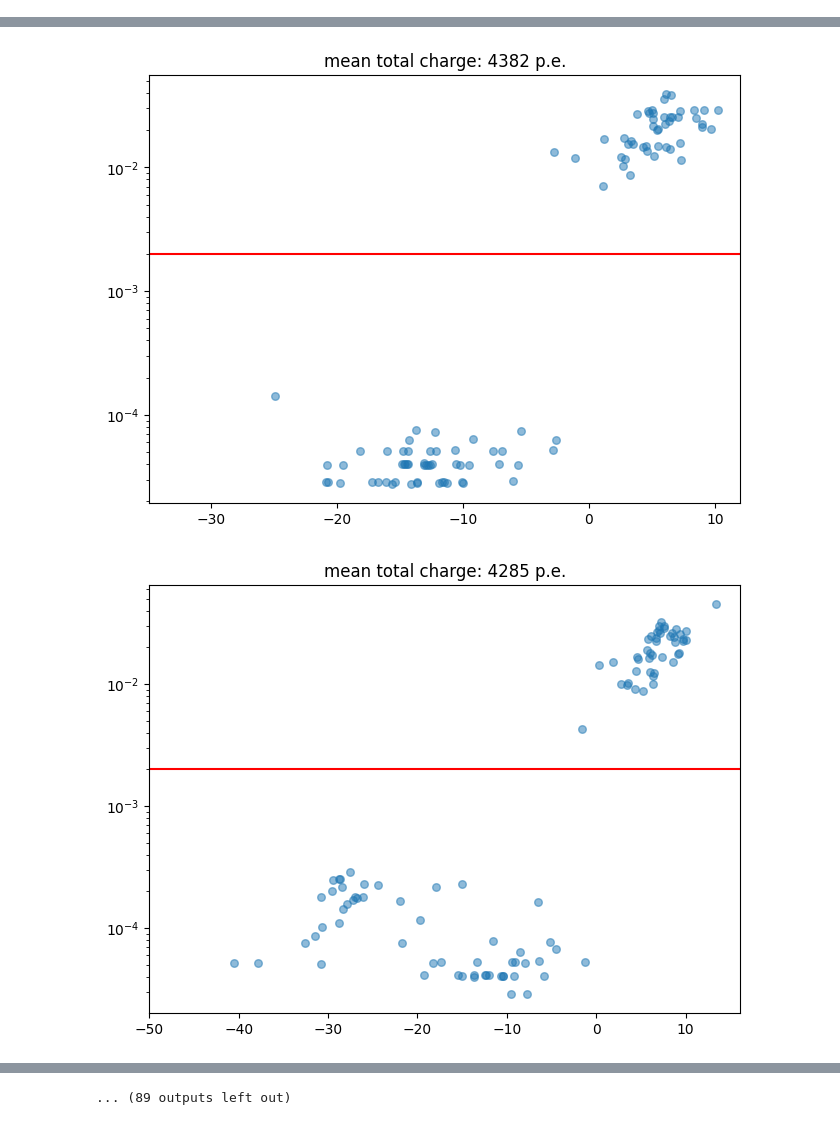
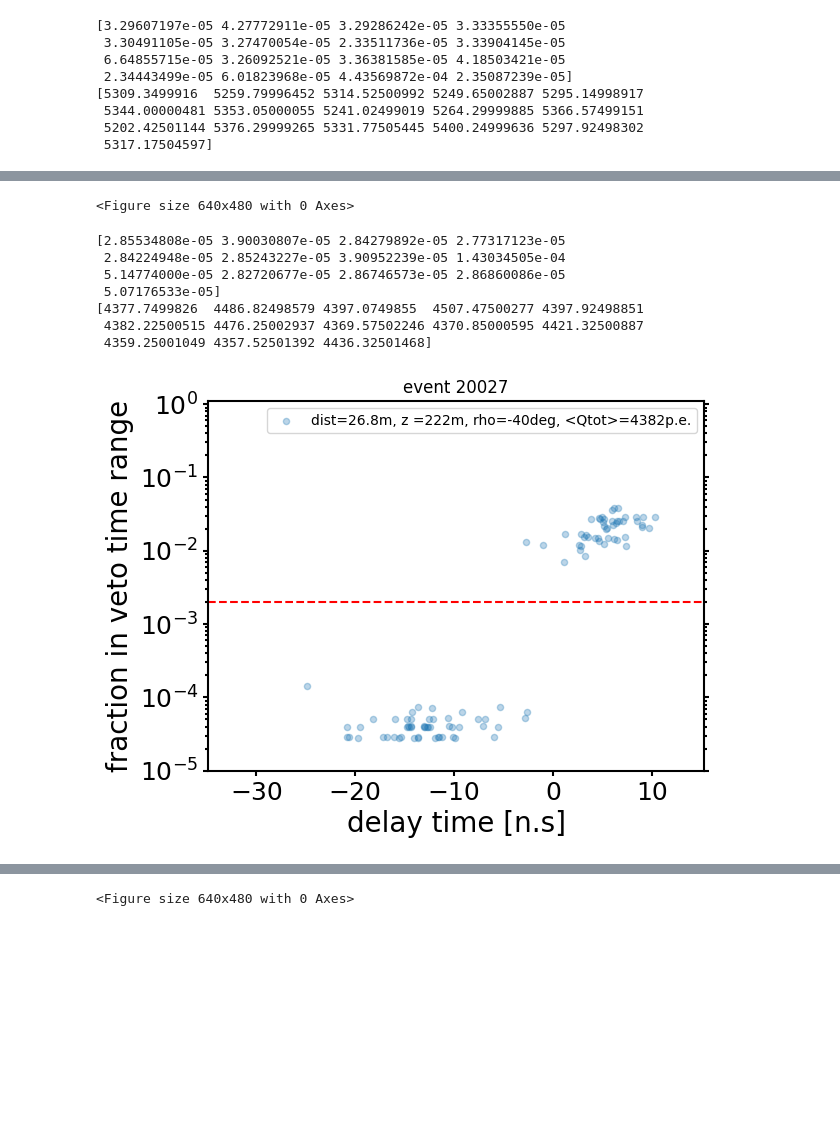
Before and after one commit to rishibbdb/TPN_DeV, a Jupyter notebook: dev/notebooks/investigate_early_pulses.ipynb, the cells around one changed output, grey strips where cells are left out. Cells and saved outputs as stored; diff of their text form; code cells hidden in the pictures; blank space fills up the shorter version.

```diff
--- a/dev/notebooks/investigate_early_pulses.ipynb
+++ b/dev/notebooks/investigate_early_pulses.ipynb
@@ -77,14 +126,7 @@ class I3SimHandlerAllPulses(I3SimHandler):
 # %%
-event_id = 20027
-bp = '/home/storage2/hans/i3files/alerts/bfrv2/'
-sim_handler = I3SimHandlerAllPulses(os.path.join(bp, f'meta_ds_event_{event_id}_N100_from_0_to_100_1st_pulse_charge_correction.ftr'),
-                              os.path.join(bp, f'pulses_ds_event_{event_id}_N100_from_0_to_100_1st_pulse_charge_correction.ftr'),
-                              '/home/storage/hans/jax_reco/data/icecube/detector_geometry.csv')
-
-pdf = PdfPages(f"early_pulses_{event_id}_investigation.pdf")
-
 delta_times = [10, 15, 20]
 
+hit_sid = []
 hit_x = []
 hit_y = []
 hit_z = []
@@ -109,7 +151,7 @@ for i in list(range(100)):
     # Get dom locations, first hit times, and total charges (for each dom).
     #event_data = sim_handler.get_per_dom_summary_from_sim_data(meta, pulses)
     event_data = sim_handler.get_data_w_early_pulse_criterion(meta, pulses, delta_times)
-
+    hit_sid.
     hit_t.append(event_data['time'].values - track_time)
     hit_x.append(event_data['x'].values)
     hit_y.append(event_data['y'].values)
@@ -189,20 +231,51 @@ for i in range(3):
 plt.tight_layout(pad=0.2, w_pad=0.2, h_pad=1.0)
 plt.show()
 
-for i in range(100):
-    pos = dom_positions[i]
-    data = dom_data[tuple(pos)]
+for i in range(2):
+    pos = tuple(dom_positions[i])
+    data = dom_data[pos]
+
+    dist = dom_data[pos]['closest_approach_dist']
+    z = dom_data[pos]['closest_approach_z']
+    rho = dom_data[pos]['closest_approach_rho']
 
     fig, ax = plt.subplots()
 
     for i in range(1):
-        ax.scatter(data['first_hit_time'], data[f'ratio_{delta_times[i]}'], s=30, alpha=0.5)
-        ax.set_title(f"mean total charge: {data['mean_q_tot']:.0f} p.e.")
+        label = f"dist={dist:.1f}m, z ={z:.0f}m, rho={np.rad2deg(rho):.0f}deg, <Qtot>={data['mean_q_tot']:.0f}p.e."
+        ax.scatter(data['first_hit_time'], data[f'ratio_{delta_times[i]}'], s=20, alpha=0.3, label=label)
+        ax.set_title(f"event {event_id}")
         ax.set_yscale('log')
 
-    ax.axhline(y=2e-3, color='r')
-    ax.set_xlim(xmin=max(-50, min(np.asarray(data['first_hit_time'])-10)))
+    idx = np.asarray(data['first_hit_time']) < -15
+    print(np.asarray(data['ratio_10'])[idx])
+    print(np.asarray(data['q_tot'])[idx])
+
+    ax.axhline(y=2e-3, color='r', linestyle='dashed')
+
+    min_t = max(-50, min(np.asarray(data['first_hit_time'])-10))
+    max_t = max(data['first_hit_time'])+5
+
+    plot_args = {'y_axis_in_log': True,
+        'ylabel': 'fraction in veto time range',
+        'xlabel': 'delay time [n.s]',
+        'ylim': [1.e-5, 1.1],
+        'xlim': [min_t, max_t]
+        }
+
+    adjust_plot_1d(fig, ax, plot_args=plot_args)
+    plt.show()
+
+
     plt.tight_layout(pad=0.2, w_pad=0.2, h_pad=1.0)
     plt.show()
 # %% [output]
 [figure]
+[3.29607197e-05 4.27772911e-05 3.29286242e-05 3.33355550e-05
+ 3.30491105e-05 3.27470054e-05 2.33511736e-05 3.33904145e-05
+ 6.64855715e-05 3.26092521e-05 3.36381585e-05 4.18503421e-05
+ 2.34443499e-05 6.01823968e-05 4.43569872e-04 2.35087239e-05]
+[5309.3499916  5259.79996452 5314.52500992 5249.65002887 5295.14998917
+ 5344.00000481 5353.05000055 5241.02499019 5264.29999885 5366.57499151
+ 5202.42501144 5376.29999265 5331.77505445 5400.24999636 5297.92498302
+ 5317.17504597]
@@ -210,2 +283,9 @@ for i in range(100):
+<Figure size 640x480 with 0 Axes>
+[2.85534808e-05 3.90030807e-05 2.84279892e-05 2.77317123e-05
+ 2.84224948e-05 2.85243227e-05 3.90952239e-05 1.43034505e-04
+ 5.14774000e-05 2.82720677e-05 2.86746573e-05 2.86860086e-05
+ 5.07176533e-05]
+[4377.7499826  4486.82498579 4397.0749855  4507.47500277 4397.92498851
+ 4382.22500515 4476.25002937 4369.57502246 4370.85000595 4421.32500887
+ 4359.25001049 4357.52501392 4436.32501468]
-[figure, old version]
+[figure, new version]
-[figure, removed]
@@ -220 +292 @@ for i in range(100):
-... (89 outputs left out)
+<Figure size 640x480 with 0 Axes>
```
Also changed, not shown: parts of 10 cells of this notebook, 1 other file.
